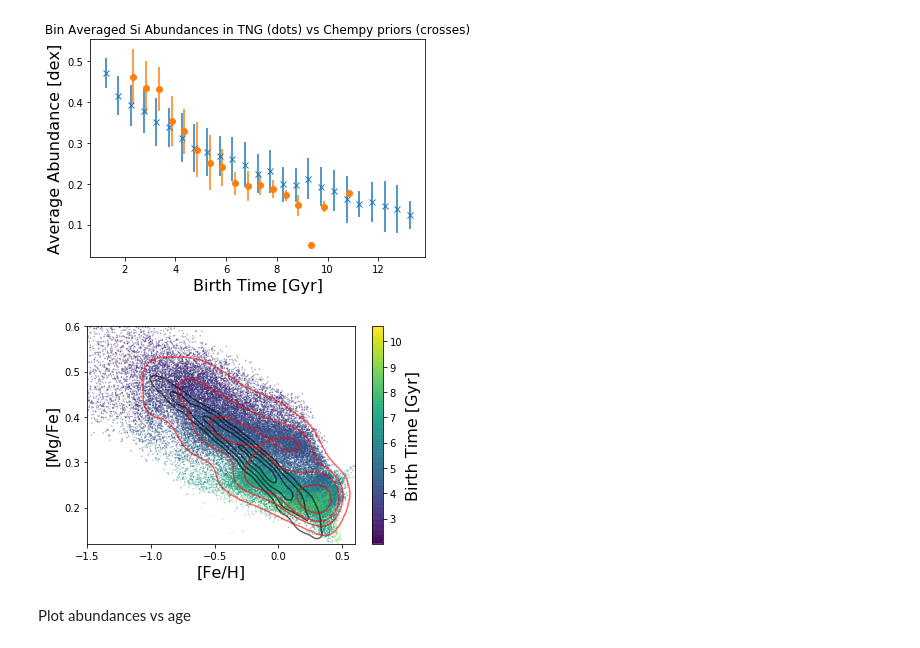
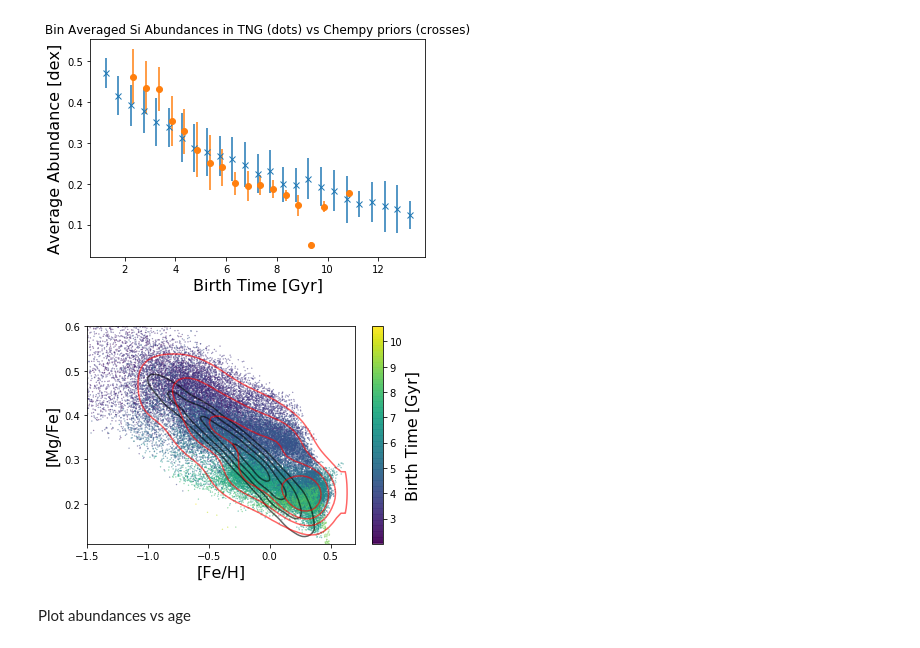
Before and after one commit to oliverphilcox/ChempyMulti, a Jupyter notebook: Jupyter/TNG_Aug2019/2b) TNG Evoln Plot.ipynb, the cells around one changed output. Saved outputs shown, nothing was run; the diff lists cells and outputs as text; code cells hidden in the pictures.

```diff
--- a/Jupyter/TNG_Aug2019/2b) TNG Evoln Plot.ipynb
+++ b/Jupyter/TNG_Aug2019/2b) TNG Evoln Plot.ipynb
@@ -172,27 +172,27 @@ for e in range(len(these_els)):
 # %%
 abuns = np.asarray(abuns)
 pars = np.asarray(pars)
 MgFeChempy=abuns[:,4]
 HeFeChempy=abuns[:,3]#[:,4]
 FeHChempy=abuns[:,1]
 timesChempy=pars[:,-1]
 plt.scatter(FeHTNG,MgFeTNG,alpha=0.8,s=0.1,c=timesTNG)
 #plt.scatter(FeHChempy,MgFeChempy,alpha=0.94,s=0.1,c=timesChempy)
 from corner import hist2d as cohist
-cohist(FeHChempy,MgFeChempy,bins=100,smooth=2.,no_fill_contours=True,plot_datapoints=False,
+cohist(FeHChempy,MgFeChempy,bins=100,smooth=3.,no_fill_contours=True,plot_datapoints=False,
        contour_kwargs={'alpha':0.6},plot_density=False)
-cohist(FeHTNG,MgFeTNG,bins=100,smooth=2.,no_fill_contours=True,plot_datapoints=False,
+cohist(FeHTNG,MgFeTNG,bins=100,smooth=3.,no_fill_contours=True,plot_datapoints=False,
        contour_kwargs={'alpha':.6,'linestyles':'-','colors':'r'},plot_density=False)
 cb=plt.colorbar();
 cb.set_label('Birth Time [Gyr]',fontsize=FS)
 plt.ylabel(r'[Mg/Fe]',fontsize=FS);plt.xlabel(r'[Fe/H]',fontsize=FS);
 #plt.title('Chempy vs TNG Abundances',fontsize=FS);
-plt.xlim([-1.5,0.6]);plt.ylim([0.12,0.6]);
+plt.xlim([-1.5,0.7]);plt.ylim([0.11,0.6]);
 plt.savefig('/home/oliverphilcox/ChempyMulti/Plots_New/TNG_Chempy_Comparison.pdf',bbox_inches='tight')
 #plt.xlim([-1.1,0.6]);plt.ylim([0.1,0.5]);
 #plt.xlim([-0.35,-0.21]);plt.ylim([0.2,0.4]);
 # %% [output]
-[figure, old version]
+[figure, new version]
 # %% [markdown]
 Plot abundances vs age
 # %%
```
Also changed, not shown: 2 other files.
